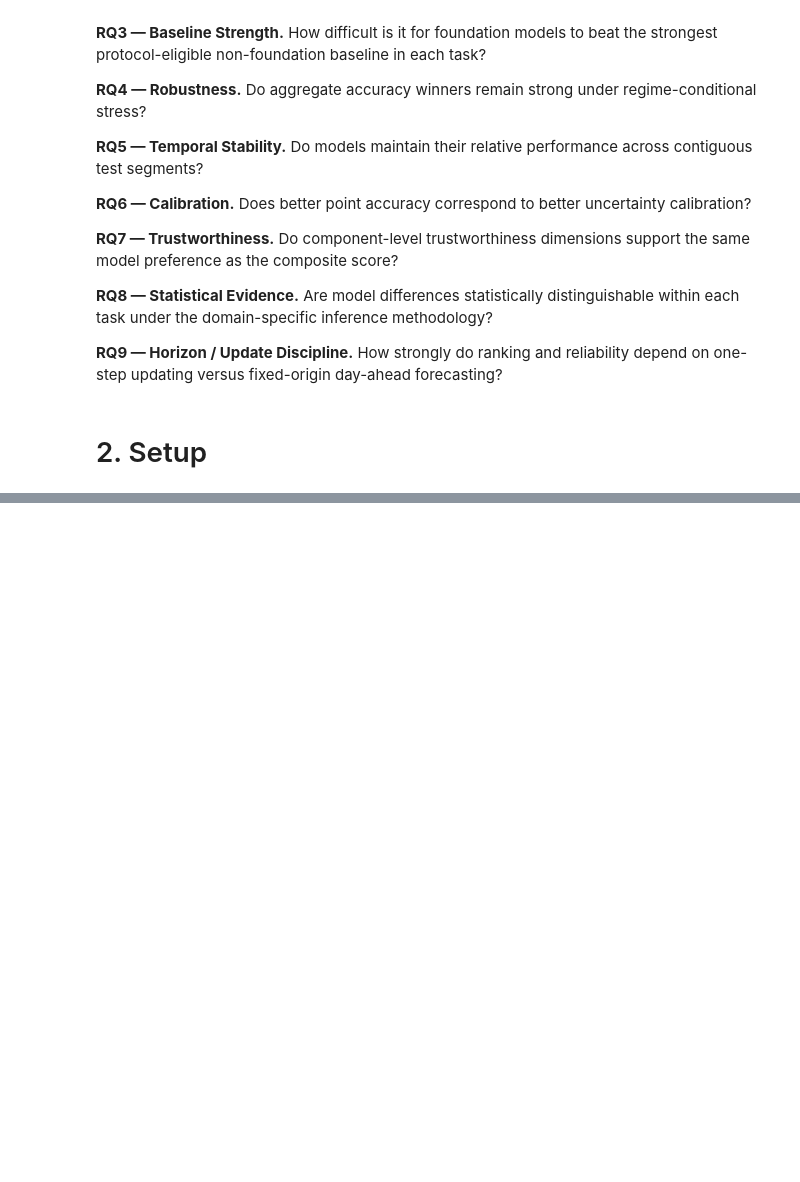
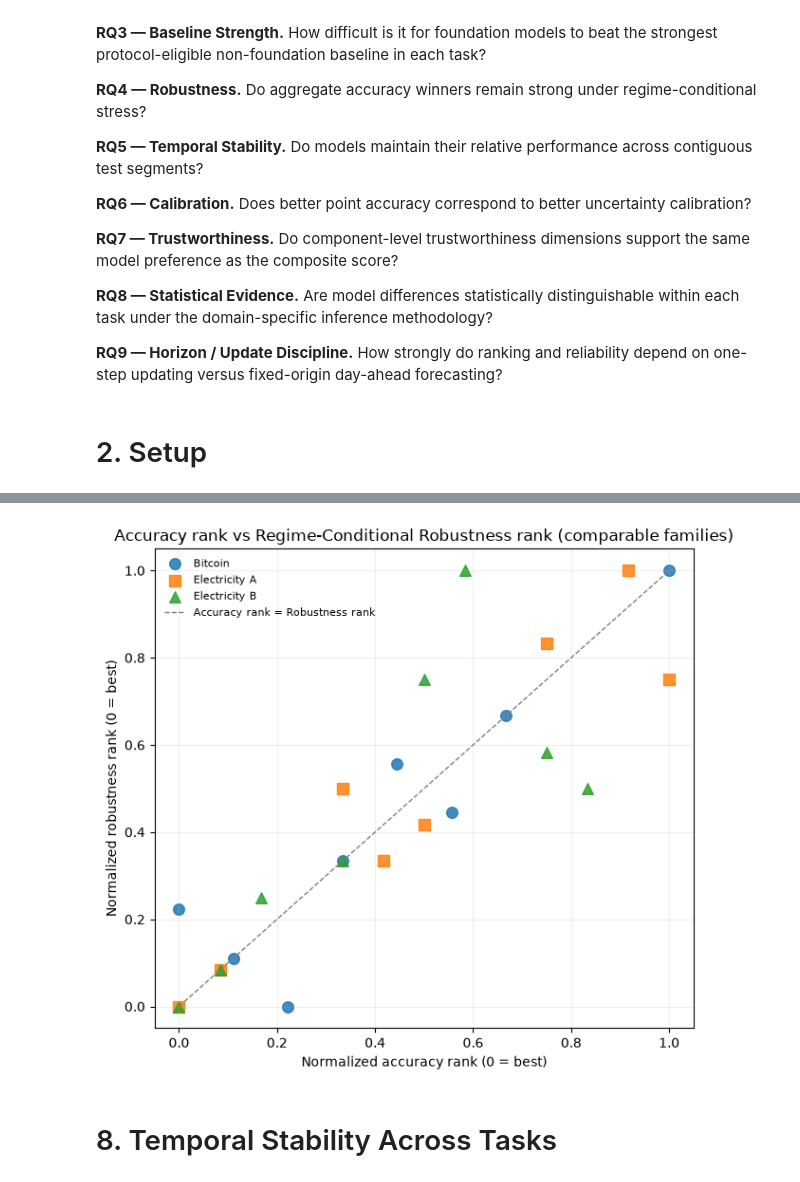
Before and after one commit to mdsoadsolaiman/Time-Series-Foundation-Models, a Jupyter notebook: notebooks/18_Cross_Domain_Comparison.ipynb, the cells around one changed output, grey strips where cells are left out. Drawn from its saved outputs; the diff is of its cells as text; code cells hidden in the pictures; blank space fills up the shorter version.

```diff
--- a/notebooks/18_Cross_Domain_Comparison.ipynb
+++ b/notebooks/18_Cross_Domain_Comparison.ipynb
@@ -133,0 +627,23 @@ display(pd.DataFrame([{
+# %%
+def accuracy_vs_other(domain, protocol_substr, other_rank_series, other_label):
+    sub = comparison[(comparison.Domain == domain) & (comparison.Protocol.str.contains(protocol_substr))].copy()
+    sub["Family"] = sub.Model.map(family_of)
+    sub[other_label] = sub.Model.apply(lambda m: lookup_rank(other_rank_series, m))
+    sub = sub[sub.Family != "No cross-domain family"]
+    sub["Difference"] = sub[other_label] - sub.Within_Domain_Rank
+    return sub[["Model", "Family", "Within_Domain_Rank", other_label, "Difference"]].rename(
+        columns={"Within_Domain_Rank": "Accuracy Rank"}).sort_values("Accuracy Rank")
+
+acc_vs_rob_bitcoin = accuracy_vs_other("Bitcoin", "", bitcoin_robustness_rank, "Robustness Rank")
+acc_vs_rob_a = accuracy_vs_other("Electricity", "A", elec_a_robustness_rank, "Robustness Rank")
+acc_vs_rob_b = accuracy_vs_other("Electricity", "B", elec_b_robustness_rank, "Robustness Rank")
+
+display(Markdown("**Bitcoin: accuracy rank vs robustness rank (comparable families)**")); display(acc_vs_rob_bitcoin)
+display(Markdown("**Electricity A: accuracy rank vs robustness rank (comparable families)**")); display(acc_vs_rob_a)
+display(Markdown("**Electricity B: accuracy rank vs robustness rank (comparable families)**")); display(acc_vs_rob_b)
+
+max_gap = pd.concat([acc_vs_rob_bitcoin, acc_vs_rob_a, acc_vs_rob_b]).assign(AbsDiff=lambda d: d.Difference.abs()).nlargest(1, "AbsDiff")
+display(Markdown(
+    "Largest accuracy-vs-robustness gap among comparable families: **%s** (accuracy rank %d, robustness rank %d)."
+    % (max_gap.Model.iloc[0], int(max_gap["Accuracy Rank"].iloc[0]), int(max_gap["Robustness Rank"].iloc[0]))
+))
@@ -133,0 +682,22 @@ display(pd.DataFrame([{
+# %%
+fig, ax = plt.subplots(figsize=(6.5, 6))
+markers = {"Bitcoin": "o", "Electricity A": "s", "Electricity B": "^"}
+for task, sub, roster in [("Bitcoin", acc_vs_rob_bitcoin, ROSTER_SIZE["Bitcoin"]),
+                           ("Electricity A", acc_vs_rob_a, ROSTER_SIZE["Electricity A"]),
+                           ("Electricity B", acc_vs_rob_b, ROSTER_SIZE["Electricity B"])]:
+    ax.scatter(sub["Accuracy Rank"].apply(lambda r: normalized_rank(r, roster)),
+               sub["Robustness Rank"].apply(lambda r: normalized_rank(r, roster)),
+               marker=markers[task], s=70, label=task, alpha=0.85)
+lims = [0, 1]
+ax.plot(lims, lims, ls="--", color="gray", lw=1, label="Accuracy rank = Robustness rank")
+ax.set_xlabel("Normalized accuracy rank (0 = best)")
+ax.set_ylabel("Normalized robustness rank (0 = best)")
+ax.set_title("Accuracy rank vs Regime-Conditional Robustness rank (comparable families)")
+ax.legend(frameon=False, fontsize=8)
+ax.grid(alpha=0.2)
+plt.tight_layout()
+plt.show()
+# %% [output]
+[figure, added]
+# %% [markdown]
+# 8. Temporal Stability Across Tasks
```
Also changed, not shown: parts of 132 cells of this notebook.
